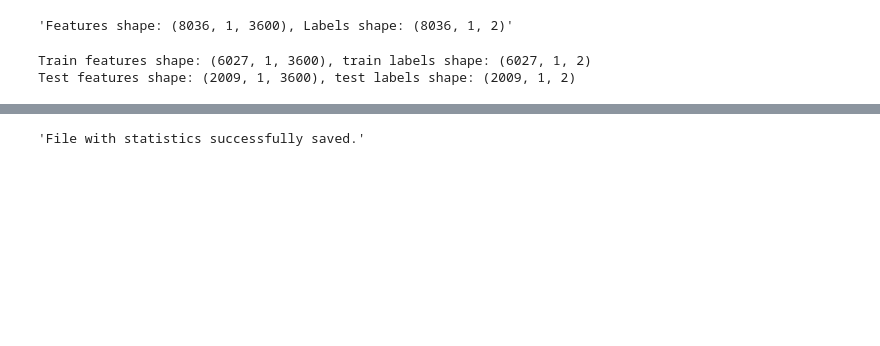
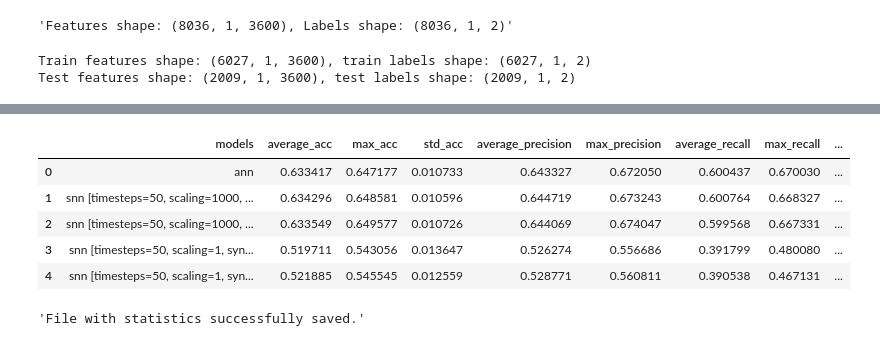
Before and after one commit to honzikv/use-of-snn, a Jupyter notebook: thesis_experiments/p300/p300_dataset_exp_convnet.ipynb, the cells around one changed output, grey strips where cells are left out. Cells and saved outputs as stored; diff of their text form; code cells hidden in the pictures; blank space fills up the shorter version.

```diff
--- a/thesis_experiments/p300/p300_dataset_exp_convnet.ipynb
+++ b/thesis_experiments/p300/p300_dataset_exp_convnet.ipynb
@@ -384 +391,12 @@ data_stats
+# %%
+df_stats = pd.DataFrame(data_stats)
+
+df_stats
+# %% [output]
+|  | models | average_acc | max_acc | std_acc | average_precision | max_precision | average_recall | max_recall | ... |
+| 0 | ann | 0.633417 | 0.647177 | 0.010733 | 0.643327 | 0.672050 | 0.600437 | 0.670030 | ... |
+| 1 | snn [timesteps=50, scaling=1000, ... | 0.634296 | 0.648581 | 0.010596 | 0.644719 | 0.673243 | 0.600764 | 0.668327 | ... |
+| 2 | snn [timesteps=50, scaling=1000, ... | 0.633549 | 0.649577 | 0.010726 | 0.644069 | 0.674047 | 0.599568 | 0.667331 | ... |
+| 3 | snn [timesteps=50, scaling=1, syn... | 0.519711 | 0.543056 | 0.013647 | 0.526274 | 0.556686 | 0.391799 | 0.480080 | ... |
+| 4 | snn [timesteps=50, scaling=1, syn... | 0.521885 | 0.545545 | 0.012559 | 0.528771 | 0.560811 | 0.390538 | 0.467131 | ... |
 # %%
```
Also changed, not shown: parts of 7 cells of this notebook, 16 other files.
